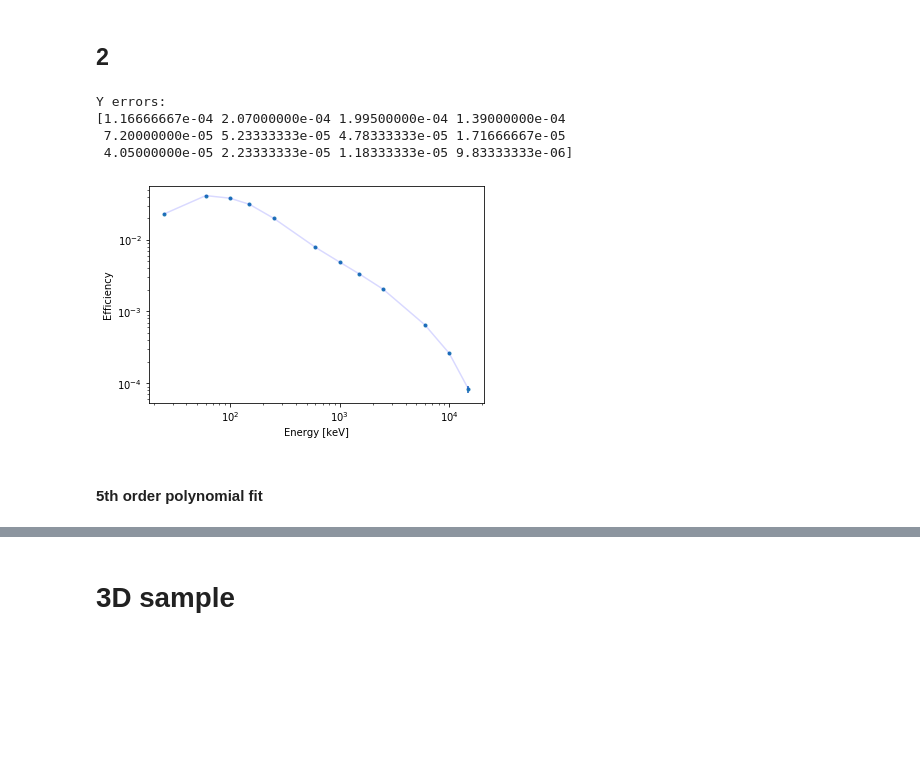
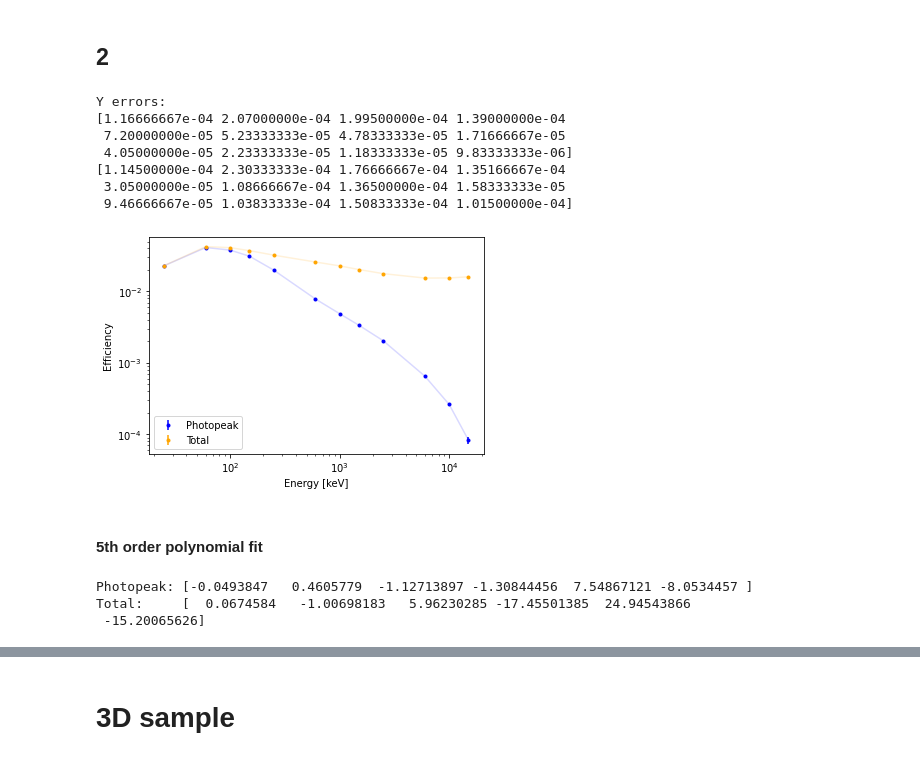
Before and after one commit to Balazzs/HPGECalorimeter, a Jupyter notebook: Analysis.ipynb, the cells around one changed output, grey strips where cells are left out. Cells and saved outputs as stored; diff of their text form; code cells hidden in the pictures; blank space fills up the shorter version.

```diff
--- a/Analysis.ipynb
+++ b/Analysis.ipynb
@@ -718,26 +718,38 @@ mono_real_geom_5cm__energy_6 = read_distance_folders("data/mono_real_geom__energ
 mono_datas_2 = [mono_real_geom_5cm__energy_4, mono_real_geom_5cm__energy_5, mono_real_geom_5cm__energy_6]
 # %%
 photo_efficiencies_2, full_efficiencies_2 = get_efficiencies_of_mono_energies(mono_energies_2, mono_datas_2)
+photo_efficiencies_2_mean = photo_efficiencies_2.mean(axis=0)
+full_efficiencies_2_mean  = full_efficiencies_2.mean (axis=0)
 # %%
-dy_max = np.abs(photo_efficiencies_2 - photo_efficiencies_2.mean(axis=0)).max(axis=0)
+dy_max_photo = np.abs(photo_efficiencies_2 - photo_efficiencies_2_mean).max(axis=0)
+dy_max_full  = np.abs(full_efficiencies_2  - full_efficiencies_2_mean ).max(axis=0)
 print("Y errors:")
-print(dy_max)
+print(dy_max_photo)
+print(dy_max_full)
 
 plt.yscale("log")
 plt.xscale("log")
 
 plt.xlabel("Energy [keV]")
 plt.ylabel("Efficiency")
 
-plt.errorbar(mono_energies_2, photo_efficiencies_2.mean(axis=0), dy_max, fmt=".");
-plt.errorbar(mono_energies_2, photo_efficiencies_2.mean(axis=0), dy_max, fmt="-", alpha=0.15, color="blue");
+plt.errorbar(mono_energies_2, photo_efficiencies_2_mean, dy_max_photo, fmt=".", color="blue", label="Photopeak");
+plt.errorbar(mono_energies_2, photo_efficiencies_2_mean, dy_max_photo, fmt="-", color="blue", alpha=0.15);
+
+plt.errorbar(mono_energies_2, full_efficiencies_2_mean,  dy_max_full, fmt=".", color="orange", label="Total");
+plt.errorbar(mono_energies_2, full_efficiencies_2_mean,  dy_max_full, fmt="-", color="orange", alpha=0.15);
+
+plt.legend()
 
 plt.savefig("figures/mono_E_efficiencies_2.svg", bbox_inches="tight")
 # %% [output]
 Y errors:
 [1.16666667e-04 2.07000000e-04 1.99500000e-04 1.39000000e-04
  7.20000000e-05 5.23333333e-05 4.78333333e-05 1.71666667e-05
  4.05000000e-05 2.23333333e-05 1.18333333e-05 9.83333333e-06]
+[1.14500000e-04 2.30333333e-04 1.76666667e-04 1.35166667e-04
+ 3.05000000e-05 1.08666667e-04 1.36500000e-04 1.58333333e-05
+ 9.46666667e-05 1.03833333e-04 1.50833333e-04 1.01500000e-04]
-[figure, old version]
+[figure, new version]
 # %% [markdown]
 #### 5th order polynomial fit
@@ -747,2 +756,15 @@ p      = np.poly1d(coeffs)
+# %%
+coeffs_photo = np.polyfit(np.log10(mono_energies_2), np.log10(photo_efficiencies_2_mean), 5)
+p_photo      = np.poly1d(coeffs_photo)
+
+coeffs_total = np.polyfit(np.log10(mono_energies_2), np.log10(full_efficiencies_2_mean), 5)
+p_total      = np.poly1d(coeffs_total)
+
+print("Photopeak:", coeffs_photo)
+print("Total:    ", coeffs_total)
+# %% [output]
+Photopeak: [-0.0493847   0.4605779  -1.12713897 -1.30844456  7.54867121 -8.0534457 ]
+Total:     [  0.0674584   -1.00698183   5.96230285 -17.45501385  24.94543866
+ -15.20065626]
 # %%
 x = np.linspace(1.2, 4.3, 100)
```
Also changed, not shown: parts of 4 cells of this notebook.
